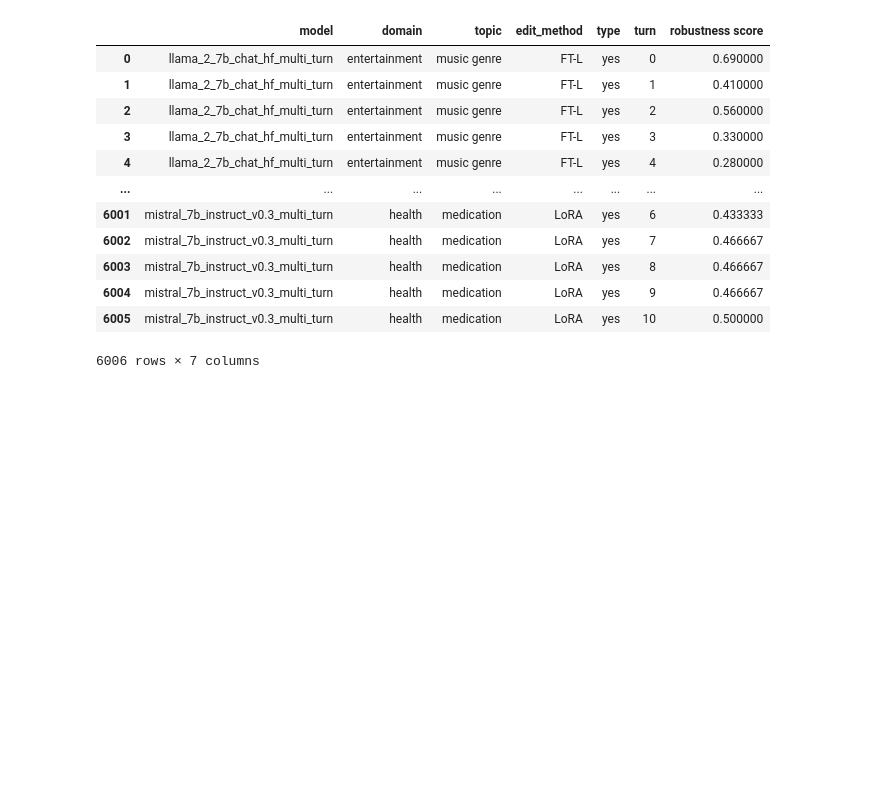
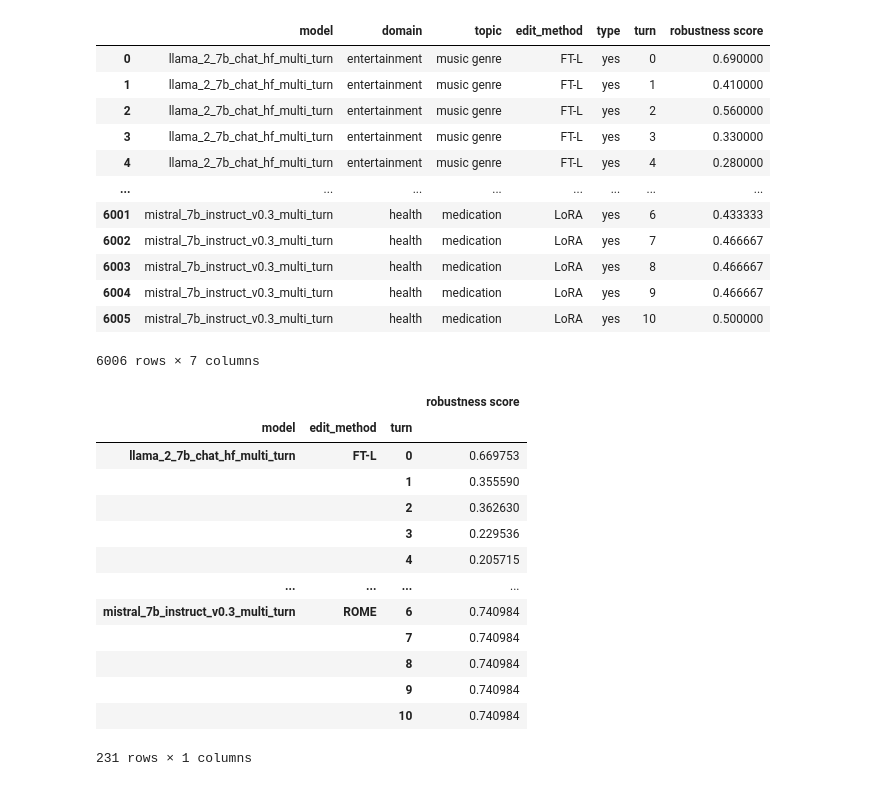
Before and after one commit to llm-editing/HalluEditBench, a Jupyter notebook: code/result_table.ipynb, the cells around one changed output. Drawn from its saved outputs; the diff is of its cells as text; code cells hidden in the pictures; blank space fills up the shorter version.

```diff
--- a/code/result_table.ipynb
+++ b/code/result_table.ipynb
@@ -147,7 +212,8 @@ folder_paths_multi_turn = [
     '../results/meta_llama_3_8b_instruct_multi_turn',
     '../results/mistral_7b_instruct_v0.3_multi_turn',
 ]
-summarize_multi_turn_overall(folder_paths_multi_turn)
+df_multi_turn = summarize_multi_turn_overall(folder_paths_multi_turn)
+df_multi_turn
 # %% [output]
 |  | model | domain | topic | edit_method | type | turn | robustness score |
 | 0 | llama_2_7b_chat_hf_multi_turn | entertainment | music genre | FT-L | yes | 0 | 0.690000 |
@@ -162,3 +228,20 @@ summarize_multi_turn_overall(folder_paths_multi_turn)
 | 6004 | mistral_7b_instruct_v0.3_multi_turn | health | medication | LoRA | yes | 9 | 0.466667 |
 | 6005 | mistral_7b_instruct_v0.3_multi_turn | health | medication | LoRA | yes | 10 | 0.500000 |
 6006 rows × 7 columns
+# %%
+df_multi_turn.groupby(['model', 'edit_method', 'turn']).mean()
+# %% [output]
+|  |  |  | robustness score |
+| model | edit_method | turn |  |
+| llama_2_7b_chat_hf_multi_turn | FT-L | 0 | 0.669753 |
+|  |  | 1 | 0.355590 |
+|  |  | 2 | 0.362630 |
+|  |  | 3 | 0.229536 |
+|  |  | 4 | 0.205715 |
+| ... | ... | ... | ... |
+| mistral_7b_instruct_v0.3_multi_turn | ROME | 6 | 0.740984 |
+|  |  | 7 | 0.740984 |
+|  |  | 8 | 0.740984 |
+|  |  | 9 | 0.740984 |
+|  |  | 10 | 0.740984 |
+231 rows × 1 columns
```
Also changed, not shown: parts of 5 cells of this notebook.
